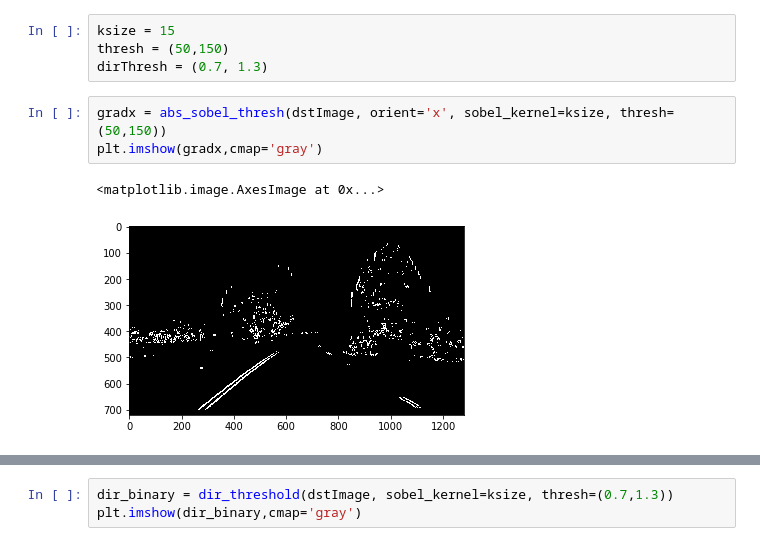
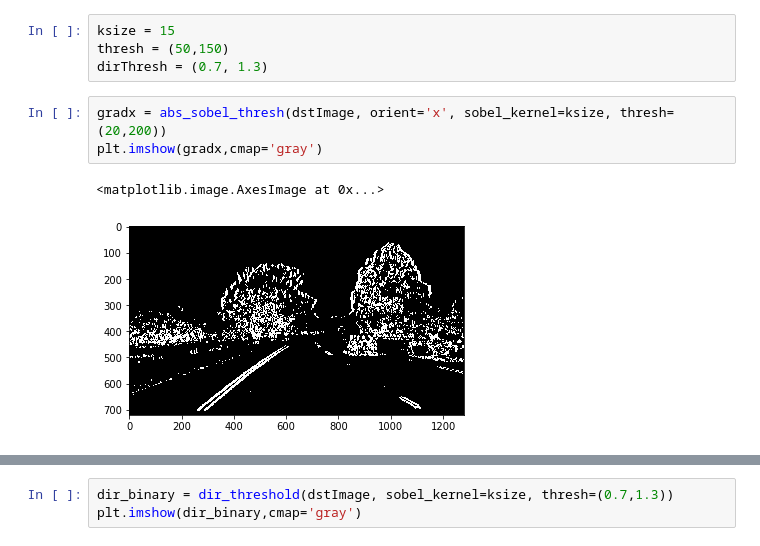
Before and after one commit to jaeoh2/self-driving-car-nd, a Jupyter notebook: CarND-Advanced-Lane-Lines-P4/Advanced-Lane-Lines.ipynb, the cells around one changed output, grey strips where cells are left out. Saved outputs shown, nothing was run; the diff lists cells and outputs as text.

```diff
--- a/CarND-Advanced-Lane-Lines-P4/Advanced-Lane-Lines.ipynb
+++ b/CarND-Advanced-Lane-Lines-P4/Advanced-Lane-Lines.ipynb
@@ -156,9 +156,9 @@ ksize = 15
 thresh = (50,150)
 dirThresh = (0.7, 1.3)
 # %%
-gradx = abs_sobel_thresh(dstImage, orient='x', sobel_kernel=ksize, thresh=(50,150))
+gradx = abs_sobel_thresh(dstImage, orient='x', sobel_kernel=ksize, thresh=(20,200))
 plt.imshow(gradx,cmap='gray')
 # %% [output]
 <matplotlib.image.AxesImage at 0x...>
-[figure, old version]
+[figure, new version]
 # %%
```
Also changed, not shown: parts of 10 cells of this notebook.
